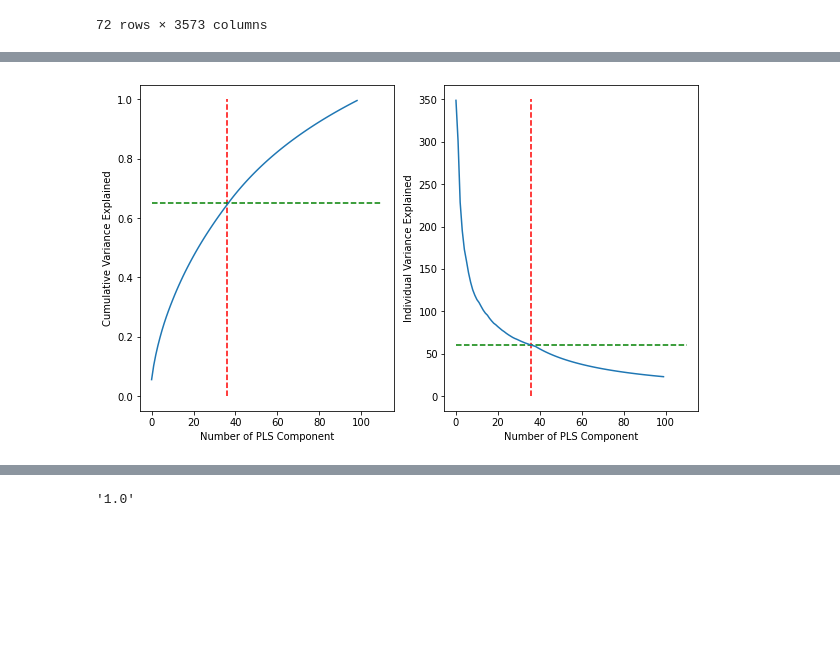
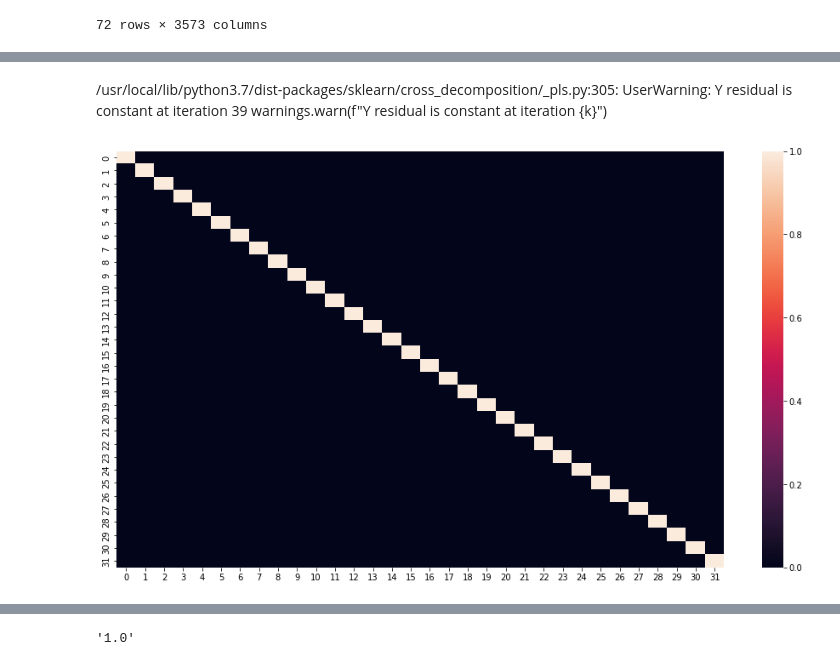
Before and after one commit to bindubritta/STAT5320, a Jupyter notebook: PLSLR.ipynb, the cells around one changed output, grey strips where cells are left out. Cells and saved outputs as stored; diff of their text form; code cells hidden in the pictures; blank space fills up the shorter version.

```diff
--- a/PLSLR.ipynb
+++ b/PLSLR.ipynb
@@ -35,0 +89,3 @@ X = dataFrame
+# %% [markdown]
+/usr/local/lib/python3.7/dist-packages/sklearn/cross_decomposition/_pls.py:305: UserWarning: Y residual is constant at iteration 39
+  warnings.warn(f"Y residual is constant at iteration {k}")
@@ -36,3 +96,13 @@ X = dataFrame
+# %%
+## Checking the correlations among PLS Components
+import seaborn as sns
+
+corrMatrix = np.corrcoef(dataFrameXplsFinal.transpose())
+plt.figure(figsize = [16,9])
+sns.heatmap(corrMatrix, annot = False)
+plt.show()
+# %% [output]
+[figure, added]
 # %%
 ## Splitting the data into training and test data set
 from sklearn.model_selection import train_test_split
@@ -41,51 +110,0 @@ XTrain, XTest, yTrain, yTest = train_test_split(X,y, train_size = 0.8,
-# %%
-## Finding the optimum number of Latent Variable Components based on the retained information
-import warnings
-import numpy as np
-import matplotlib.pyplot as plt
-from sklearn.cross_decomposition import PLSRegression
-
-# maxLength = X.shape[1]+1
-maxLength = 100
-iVariance = [0 for i in range(maxLength)]
-totalVariance = 0
-
-for i in range(maxLength):
-  pls = PLSRegression(n_components = i+1)
-  X_pls = pls.fit_transform(X, y)[0]
-  iVariance[i] = np.var(X_pls)
-  with warnings.catch_warnings():
-    warnings.filterwarnings("ignore", category = DeprecationWarning)
-  totalVariance = totalVariance + iVariance[i]
-
-fracVariance = [0 for j in range(i)]
-for j in range(i):
-  if j < 1:
-    fracVariance[j] = iVariance[j] / totalVariance
-  else:
-    fracVariance[j] = fracVariance[j-1] + (iVariance[j] / totalVariance)
-
-plt.figure(figsize = [10,6])
-## Placing the plots in the plane
-plot1 = plt.subplot2grid((1, 2), (0, 0), rowspan = 1, colspan = 1)
-plot2 = plt.subplot2grid((1, 2), (0, 1), rowspan = 1, colspan = 1)
-
-## Plot 1: Explained Total Variance Vs No. of PLS Component
-plot1.plot(fracVariance)
-# plot1.set_title('Explained Variance Ratio for PLS')
-plot1.set_xlabel('Number of PLS Component')
-plot1.set_ylabel('Cumulative Variance Explained')
-plot1.vlines(x = 36, ymax = 1, ymin = 0, colors = "r", linestyles = "--")
-plot1.hlines(y = 0.65, xmax = 110, xmin = 0, colors = "g", linestyles = "--")
-
-## Plot 2: Explained Variance Vs PLS Component
-plot2.plot(iVariance)
-# plot1.set_title('Explained Variance Ratio for PLS')
-plot2.set_xlabel('Number of PLS Component')
-plot2.set_ylabel('Individual Variance Explained')
-plot2.vlines(x = 36, ymax = 350, ymin = 0, colors = "r", linestyles = "--")
-plot2.hlines(y = 60, xmax = 110, xmin = 0, colors = "g", linestyles = "--")
-
-plt.show()
-# %% [output]
-[figure, removed]
```
Also changed, not shown: parts of 9 cells of this notebook.
